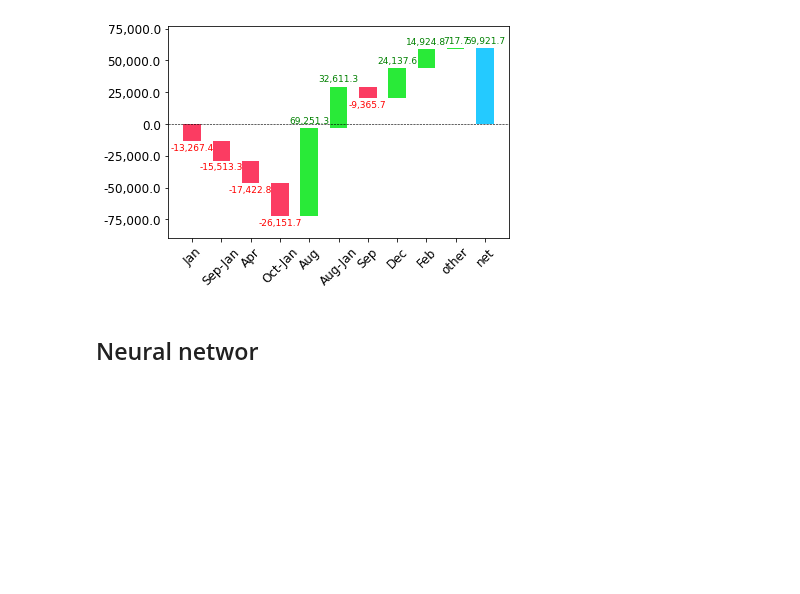
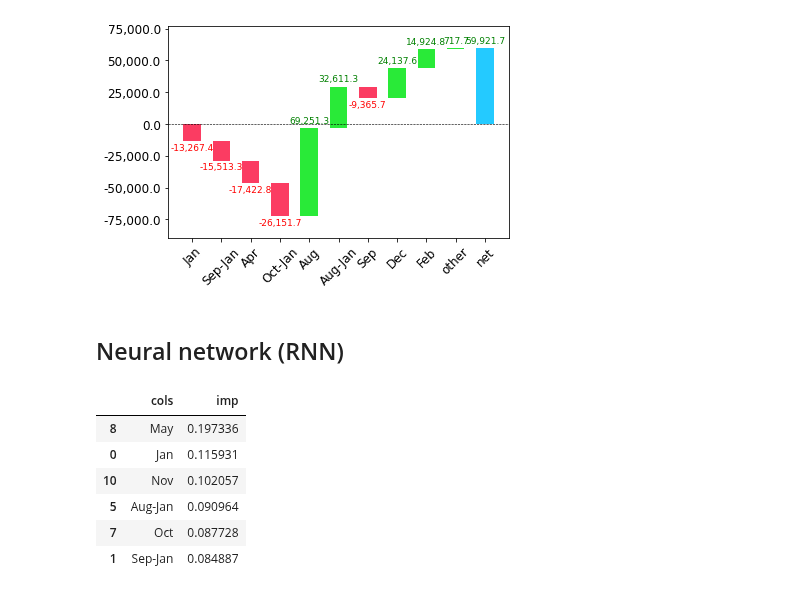
Before and after one commit to charlieoneill11/bushfireanalysis, a Jupyter notebook: notebooks/tabularExploration.ipynb, the cells around one changed output. Cells and saved outputs as stored; diff of their text form; code cells hidden in the pictures; blank space fills up the shorter version.

```diff
--- a/notebooks/tabularExploration.ipynb
+++ b/notebooks/tabularExploration.ipynb
@@ -226,4 +226,18 @@ waterfall(valid_xs_final.columns, contributions[0], threshold=0.08,
 # %% [output]
 [figure]
 # %% [markdown]
-## Neural networ
+## Neural network (RNN)
+# %%
+df_dom = pd.concat([xs_final, valid_xs_final])
+is_valid = np.array([0]*len(xs_final) + [1]*len(valid_xs_final))
+
+m = rf(df_dom, is_valid)
+rf_feat_importance(m, df_dom)[:6]
+# %% [output]
+|  | cols | imp |
+| 8 | May | 0.197336 |
+| 0 | Jan | 0.115931 |
+| 10 | Nov | 0.102057 |
+| 5 | Aug-Jan | 0.090964 |
+| 7 | Oct | 0.087728 |
+| 1 | Sep-Jan | 0.084887 |
```
Also changed, not shown: parts of 6 cells of this notebook, 3 other files.
